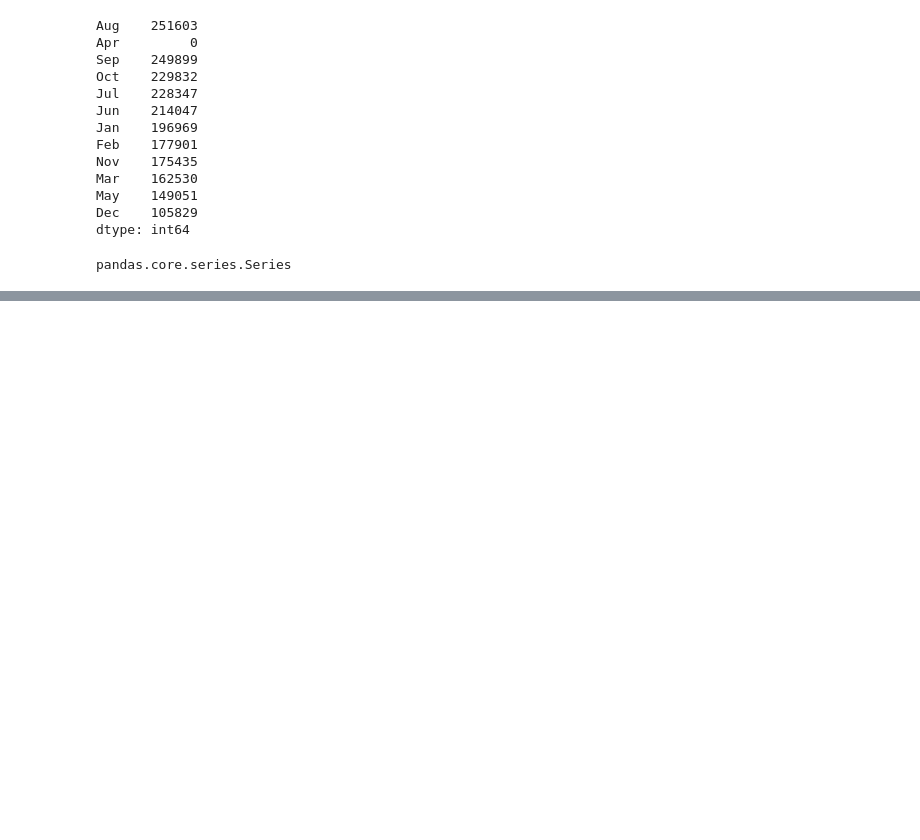
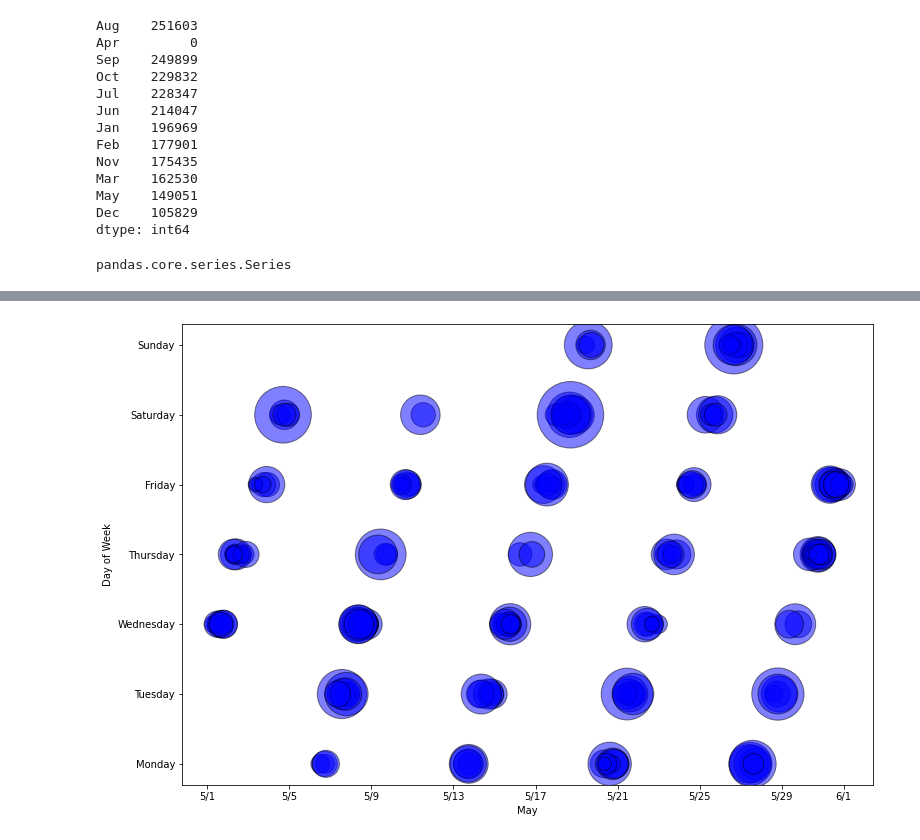
Before and after one commit to digantpatel87/Project1D2, a Jupyter notebook: Code/Project1D2.ipynb, the cells around one changed output, grey strips where cells are left out. Cells and saved outputs as stored; diff of their text form; code cells hidden in the pictures; blank space fills up the shorter version.

Commit message:
remaining scatter plots for bike data

```diff
--- a/Code/Project1D2.ipynb
+++ b/Code/Project1D2.ipynb
@@ -333,3 +316,12 @@ dtype: int64
 type(sum_2020)
 # %% [output]
 pandas.core.series.Series
+# %%
+is_May = combined_2019_df['Month']=='May'
+may_2019_df = combined_2019_df[is_May]
+#may_2019_df.head()
+may_sample_df = may_2019_df.sample(200)
+#may_sample_df.tail()
+sorted_may_sample_df = may_sample_df.sort_values(by="Date")
+sorted_may_sample_df.sort_values(by="DayNum", inplace=True)
+sorted_may_sample_df.head()
@@ -335,0 +335,17 @@ pandas.core.series.Series
+# %%
+every_4 = ['5/1', '5/5', '5/9', '5/13', '5/17', '5/21', '5/25', '5/29', '6/1']
+#hours = ['0000', '0100', '0200','0300','0400','0500','0600','0700','0800','0900','1000','1100','1200','1300','1400','1500','1600','1700','1800','1900','2000','2100','2200','2300']
+x_values_may = sorted_may_sample_df['DateTime']
+y_values_may = sorted_may_sample_df['DayName']
+duration_may = sorted_may_sample_df['Duration']
+fig = plt.figure(figsize=(12,8))
+ax = fig.add_axes([.1,.1,.8,.8])
+ax.scatter(x_values_may, y_values_may, s=duration_may, c="blue", alpha=0.5, edgecolor="black")
+ax.set_xlabel('May')
+ax.set_ylabel('Day of Week')
+ax.set_xticklabels(every_4)
+#ax.set_yticklabels(hours)
+
+plt.show()
+# %% [output]
+[figure, added]
```
Also changed, not shown: parts of 9 cells of this notebook.
